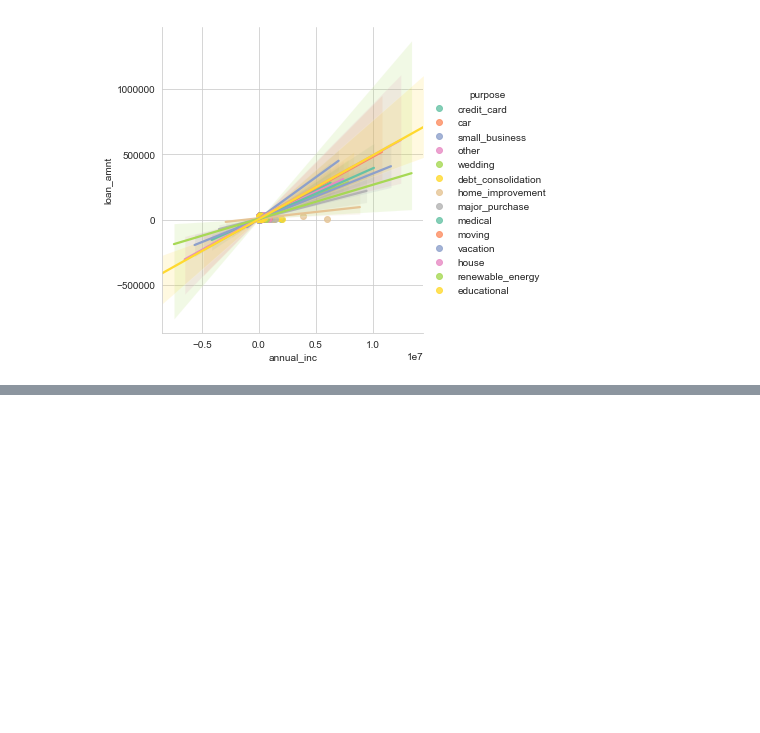
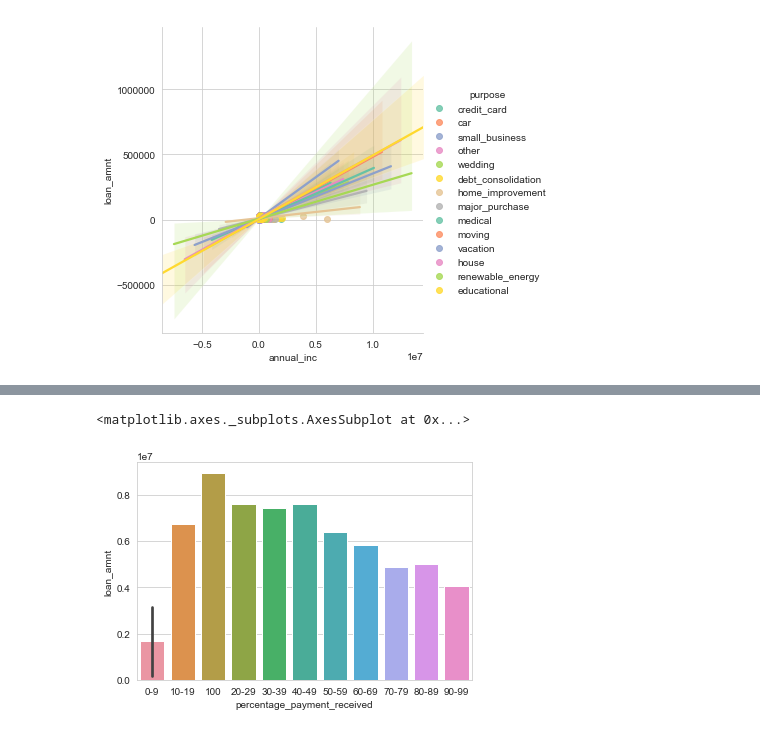
Before and after one commit to krishnamurthypranesh/super-duper-tribble, a Jupyter notebook: src/scripts/LoanDatsaset_RR.ipynb, the cells around one changed output, grey strips where cells are left out. Cells and saved outputs as stored; diff of their text form; code cells hidden in the pictures; blank space fills up the shorter version.

```diff
--- a/src/scripts/LoanDatsaset_RR.ipynb
+++ b/src/scripts/LoanDatsaset_RR.ipynb
@@ -343,0 +401,32 @@ loanDF.policy_code.unique()
+# %%
+
+loanDF['percentage_payment_received'] = (loanDF.total_pymnt/loanDF.loan_amnt)*100
+loanDF['percentage_payment_not_received'] = (1-(loanDF.total_pymnt/loanDF.loan_amnt))*100
+
+def PercentageBucketing(val):
+    if (val < 10):
+        return '0-9'
+    elif (val >= 10 and val < 20):
+        return '10-19'
+    elif (val >= 20 and val < 30):
+        return '20-29'
+    elif (val >= 30 and val < 40):
+        return'30-39'
+    elif (val >= 40 and val < 50):
+        return '40-49'
+    elif (val >= 50 and val < 60):
+        return '50-59'
+    elif (val >= 60 and val < 70):
+        return '60-69'
+    elif (val >= 70 and val < 80):
+        return '70-79'
+    elif (val >= 80 and val < 90):
+        return '80-89'
+    elif (val >= 90 and val < 100):
+        return '90-99'
+    elif (val >= 100 ):
+        return '100'
+
+
+loanDF['percentage_payment_received_range']=loanDF.percentage_payment_received.apply(lambda x: PercentageBucketing(x))
+loanDF['percentage_payment_not_received_range']=loanDF.percentage_payment_not_received.apply(lambda x: PercentageBucketing(x))
@@ -343,0 +461,8 @@ loanDF.policy_code.unique()
+# %%
+
+df = loanDF.groupby(['percentage_payment_received_range','percentage_payment_not_received_range', 'loan_status'])['loan_amnt'].agg(sum).reset_index(name='loan_amnt')
+# %%
+sns.barplot(x='percentage_payment_received', y='loan_amnt', data=df.loc[df.loan_status == 'Charged Off'])
+# %% [output]
+<matplotlib.axes._subplots.AxesSubplot at 0x...>
+[figure, added]
```
Also changed, not shown: parts of 35 cells of this notebook.
